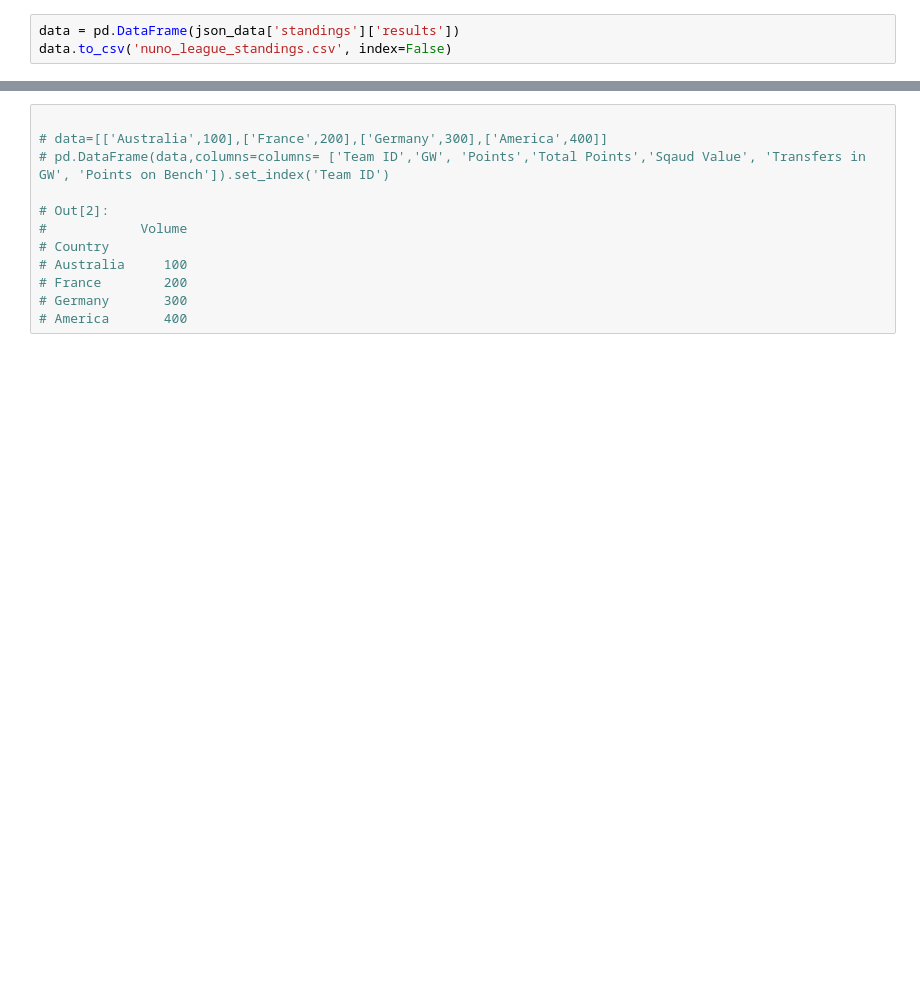
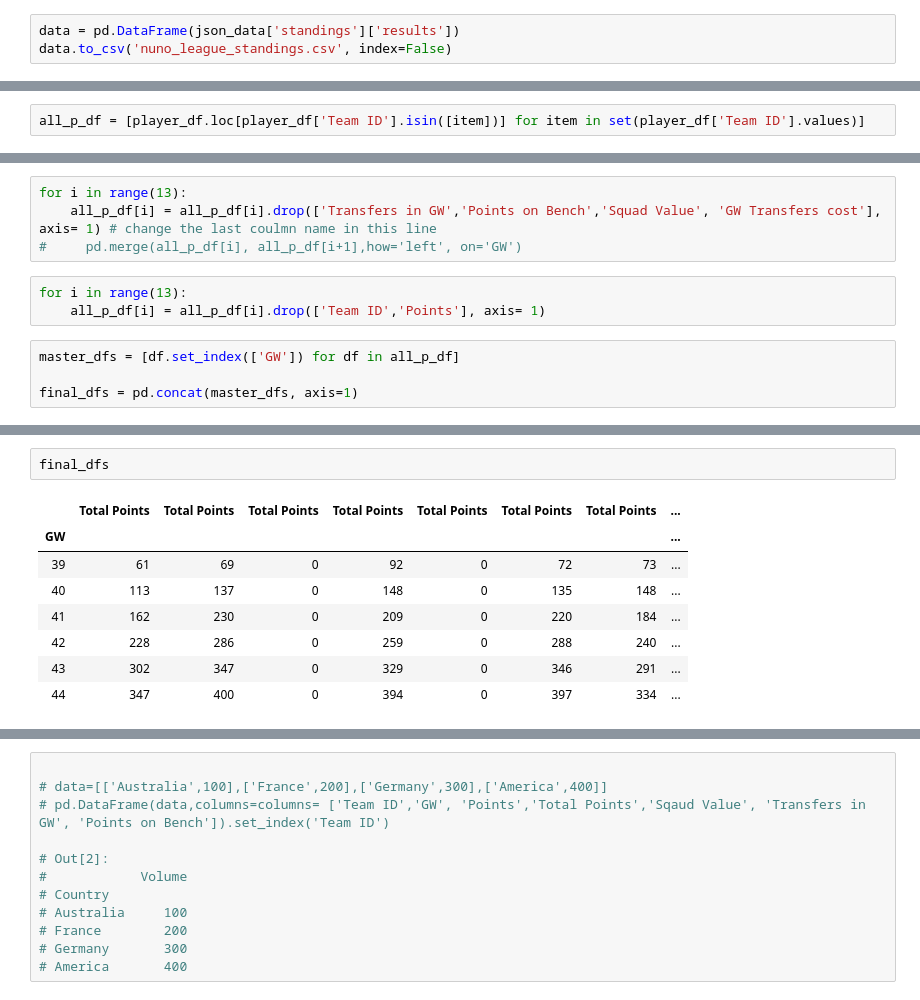
Before and after one commit to AbrarHossainHimself/FPL-MIni-League-Visualization-Project, a Jupyter notebook: FPL Mini-league Visualization.ipynb, the cells around one changed output, grey strips where cells are left out. Cells and saved outputs as stored; diff of their text form; blank space fills up the shorter version.

```diff
--- a/FPL Mini-league Visualization.ipynb
+++ b/FPL Mini-league Visualization.ipynb
@@ -159,0 +132,2 @@ player_df
+# %%
+all_p_df = [player_df.loc[player_df['Team ID'].isin([item])] for item in set(player_df['Team ID'].values)]
@@ -159,0 +146,11 @@ player_df
+# %%
+for i in range(13):
+    all_p_df[i] = all_p_df[i].drop(['Transfers in GW','Points on Bench','Squad Value', 'GW Transfers cost'], axis= 1) # change the last coulmn name in this line
+#     pd.merge(all_p_df[i], all_p_df[i+1],how='left', on='GW')
+# %%
+for i in range(13):
+    all_p_df[i] = all_p_df[i].drop(['Team ID','Points'], axis= 1)
+# %%
+master_dfs = [df.set_index(['GW']) for df in all_p_df]
+
+final_dfs = pd.concat(master_dfs, axis=1)
@@ -159,0 +202,11 @@ player_df
+# %%
+final_dfs
+# %% [output]
+|  | Total Points | Total Points | Total Points | Total Points | Total Points | Total Points | Total Points | ... |
+| GW |  |  |  |  |  |  |  | ... |
+| 39 | 61 | 69 | 0 | 92 | 0 | 72 | 73 | ... |
+| 40 | 113 | 137 | 0 | 148 | 0 | 135 | 148 | ... |
+| 41 | 162 | 230 | 0 | 209 | 0 | 220 | 184 | ... |
+| 42 | 228 | 286 | 0 | 259 | 0 | 288 | 240 | ... |
+| 43 | 302 | 347 | 0 | 329 | 0 | 346 | 291 | ... |
+| 44 | 347 | 400 | 0 | 394 | 0 | 397 | 334 | ... |
```
Also changed, not shown: parts of 34 cells of this notebook, 4 other files.
